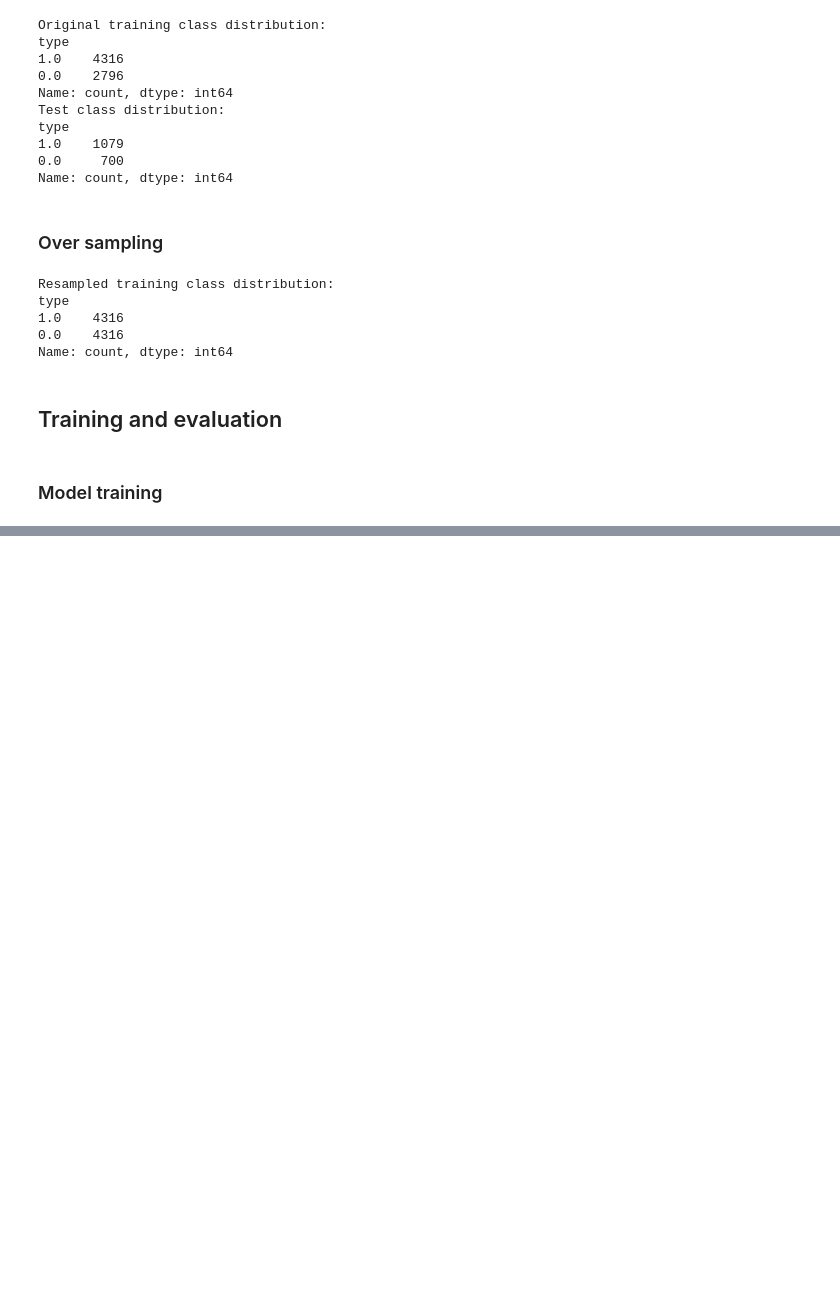
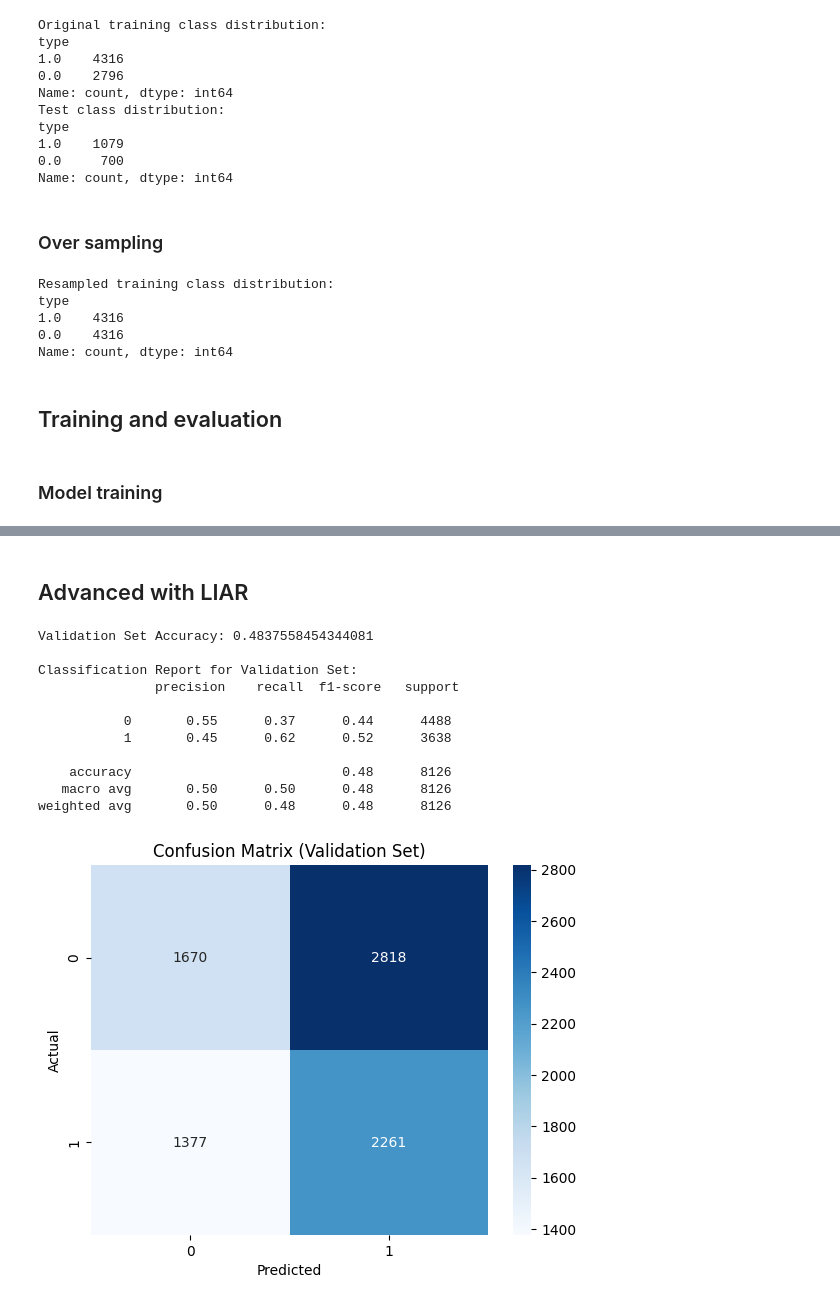
Before and after one commit to P1N60/gdsProjekt, a Jupyter notebook: model_trainer.ipynb, the cells around one changed output, grey strips where cells are left out. Cells and saved outputs as stored; diff of their text form; code cells hidden in the pictures; blank space fills up the shorter version.

```diff
--- a/model_trainer.ipynb
+++ b/model_trainer.ipynb
@@ -471,0 +487,42 @@ weighted avg       0.81      0.81      0.81      1779
+# %% [markdown]
+## Advanced with LIAR
+# %%
+# Load dataset
+liar_data = pd.read_csv("liar_dataset/liar_fr.csv")
+
+# Define features and target
+X_liar_val = liar_data['content']  # Text content
+y_liar_val = liar_data[target_column]
+
+# Transform validation data using a pre-fitted vectorizer
+liar_features = feature_extraction.transform(X_liar_val)  # No fit, just transform
+
+# Predict using a pre-trained classifier
+
+
+y_liar_val_pred = clf.predict(liar_features)
+
+# Evaluation metrics
+print("\nValidation Set Accuracy:", accuracy_score(y_liar_val, y_liar_val_pred))
+print("\nClassification Report for Validation Set:\n", classification_report(y_liar_val, y_liar_val_pred))
+
+# Confusion matrix visualization
+conf_matrix = confusion_matrix(y_liar_val, y_liar_val_pred)
+sns.heatmap(conf_matrix, annot=True, fmt='d', cmap='Blues')
+plt.xlabel('Predicted')
+plt.ylabel('Actual')
+plt.title('Confusion Matrix (Validation Set)')
+plt.show()
+# %% [output]
+Validation Set Accuracy: 0.4837558454344081
+
+Classification Report for Validation Set:
+               precision    recall  f1-score   support
+
+           0       0.55      0.37      0.44      4488
+           1       0.45      0.62      0.52      3638
+
+    accuracy                           0.48      8126
+   macro avg       0.50      0.50      0.48      8126
+weighted avg       0.50      0.48      0.48      8126
+[figure, added]
```
Also changed, not shown: parts of 11 cells of this notebook, 5 other files.
